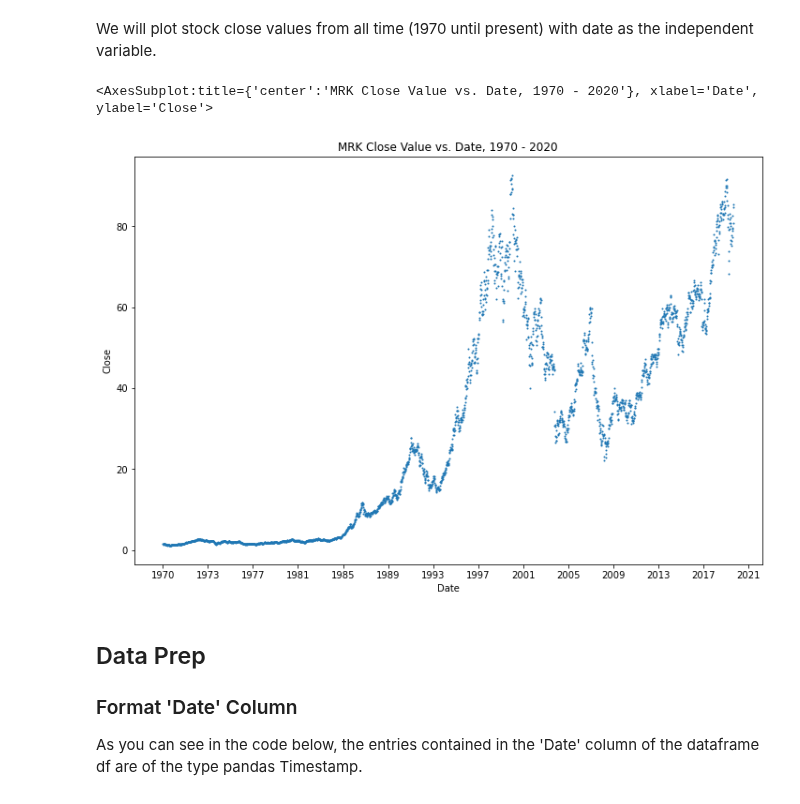
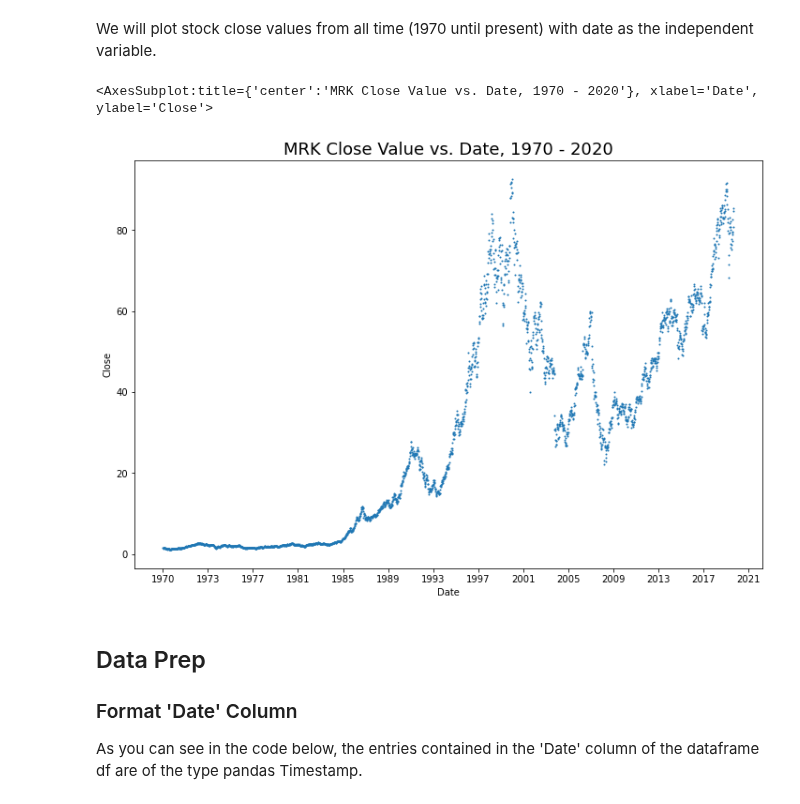
Before and after one commit to mirandabohm/Machine-Learning-Demo-Pack, a Jupyter notebook: Linear_regression.ipynb, the cells around one changed output. Drawn from its saved outputs; the diff is of its cells as text; code cells hidden in the pictures.

```diff
--- a/Linear_regression.ipynb
+++ b/Linear_regression.ipynb
@@ -133,16 +133,18 @@ Index(['Date', 'Open', 'High', 'Low', 'Close', 'Adj Close', 'Volume'], dtype='ob
 # %% [markdown]
 We will plot stock close values from all time (1970 until present) with date as the independent variable.
 # %%
+# TODO: format to match other plots
+
 fig, ax = plt.subplots(figsize=(12,8), facecolor = 'white') # Sets plot size and color behind axes
-ax.set_title('MRK Close Value vs. Date, 1970 - 2020') # Title
+ax.set_title('MRK Close Value vs. Date, 1970 - 2020', fontsize=18) # Title
 date_form = DateFormatter("%Y") # Formats x axis dates
 ax.xaxis.set_major_formatter(date_form)
 loc = plticker.MultipleLocator(base=365.0*4) # Set interval / frequency of x axis ticks
 ax.xaxis.set_major_locator(loc)
 df.plot(kind = 'scatter', x = 'Date', y = 'Close', ax = ax, s = 1) # Plot data
 # %% [output]
 <AxesSubplot:title={'center':'MRK Close Value vs. Date, 1970 - 2020'}, xlabel='Date', ylabel='Close'>
-[figure, old version]
+[figure, new version]
 # %% [markdown]
 ## Data Prep
 
```
Also changed, not shown: parts of 14 cells of this notebook.
